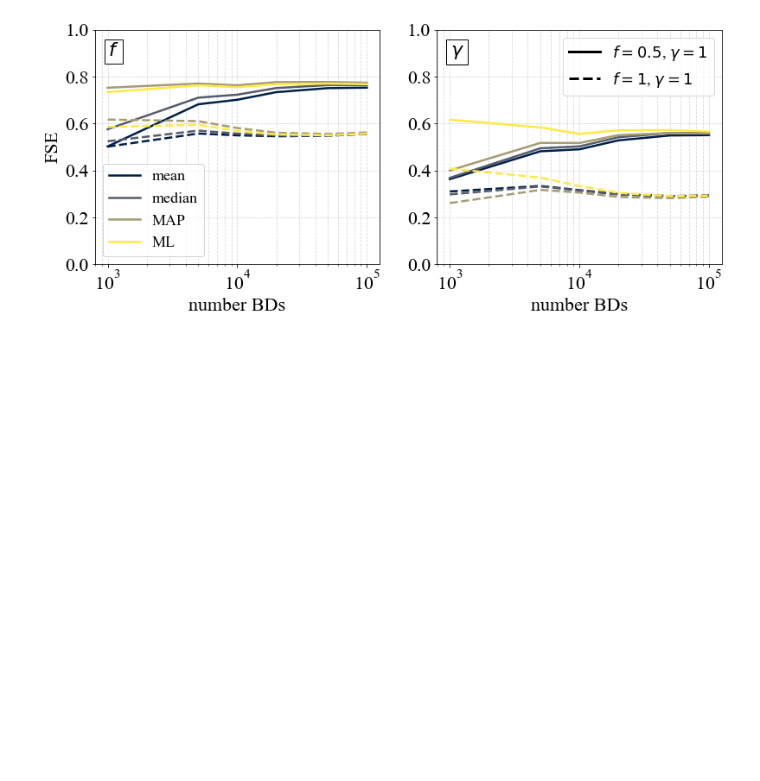
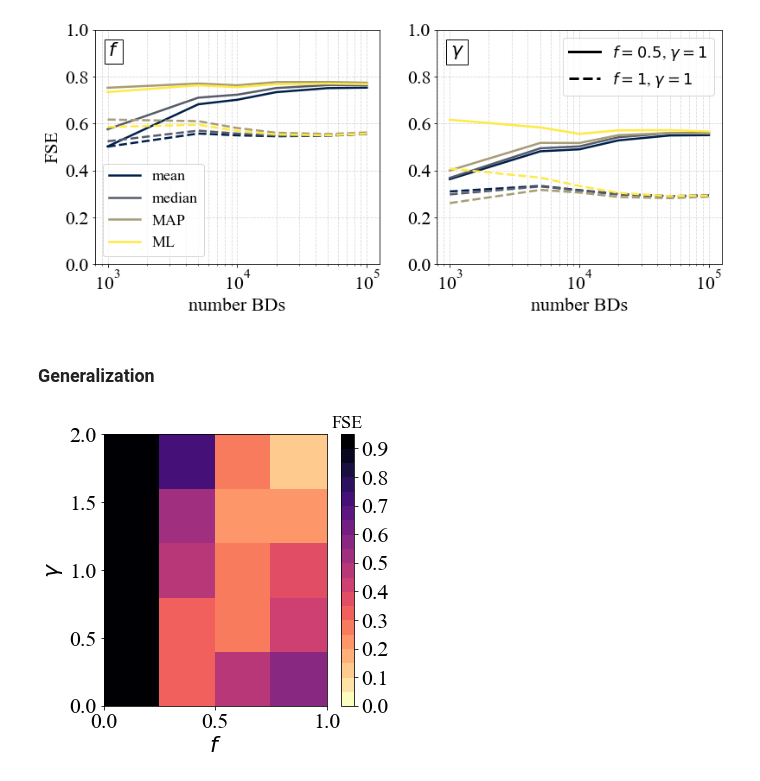
Before and after one commit to SvPoder/exoplanets, a Jupyter notebook: jupyter-notebook/reconstructed_DM.ipynb, the cells around one changed output. Drawn from its saved outputs; the diff is of its cells as text; code cells hidden in the pictures; blank space fills up the shorter version.

```diff
--- a/jupyter-notebook/reconstructed_DM.ipynb
+++ b/jupyter-notebook/reconstructed_DM.ipynb
@@ -349,3 +352,5 @@ ax[1].grid(which="both", ls="--", alpha=0.5)
 fig.savefig("../Figs/game0_FS1_uncTobs0.05.pdf", bbox_inches="tight")
 # %% [output]
 [figure]
+# %% [markdown]
+### Generalization
@@ -351,0 +404,9 @@ fig.savefig("../Figs/game0_FS1_uncTobs0.05.pdf", bbox_inches="tight")
+# %%
+import matplotlib.colors as colors
+
+filepath = "../results/bayesian/ex1/N100_relunc0.05/"
+nBDs     = 100
+rel_unc  = 0.05
+FSE_grid_f_gamma(filepath, nBDs, rel_unc)
+# %% [output]
+[figure, added]
```
Also changed, not shown: parts of 6 cells of this notebook, 1 other file.
